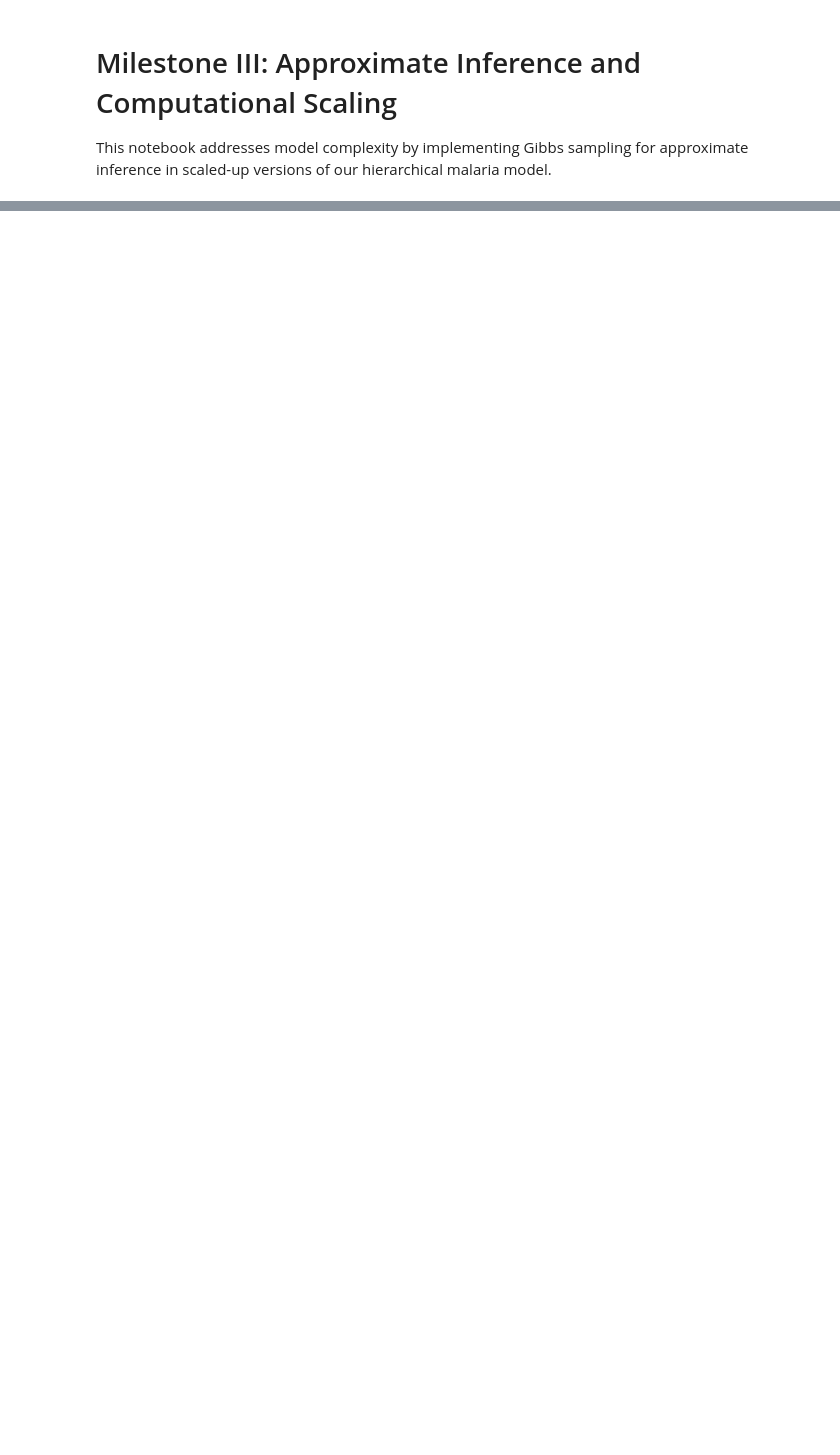
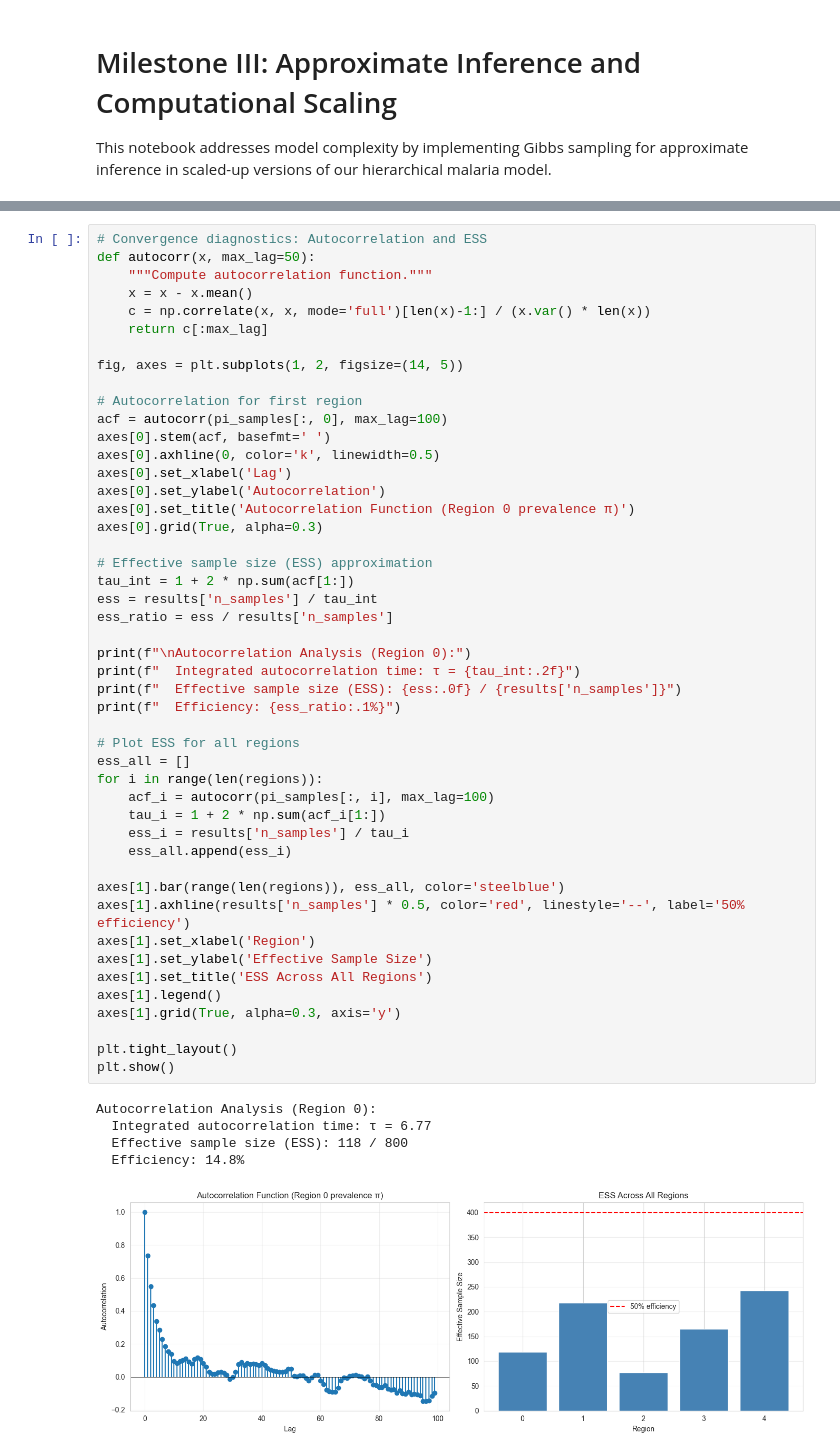
Before and after one commit to 333ihab/Malaria-detection-Bayesian-Inference, a Jupyter notebook: notebooks/03_gibbs_sampler.ipynb, the cells around one changed output, grey strips where cells are left out. Cells and saved outputs as stored; diff of their text form; blank space fills up the shorter version.

```diff
--- a/notebooks/03_gibbs_sampler.ipynb
+++ b/notebooks/03_gibbs_sampler.ipynb
@@ -149,0 +363,53 @@ Region 9: posterior mean π = 0.463
+# %%
+# Convergence diagnostics: Autocorrelation and ESS
+def autocorr(x, max_lag=50):
+    """Compute autocorrelation function."""
+    x = x - x.mean()
+    c = np.correlate(x, x, mode='full')[len(x)-1:] / (x.var() * len(x))
+    return c[:max_lag]
+
+fig, axes = plt.subplots(1, 2, figsize=(14, 5))
+
+# Autocorrelation for first region
+acf = autocorr(pi_samples[:, 0], max_lag=100)
+axes[0].stem(acf, basefmt=' ')
+axes[0].axhline(0, color='k', linewidth=0.5)
+axes[0].set_xlabel('Lag')
+axes[0].set_ylabel('Autocorrelation')
+axes[0].set_title('Autocorrelation Function (Region 0 prevalence π)')
+axes[0].grid(True, alpha=0.3)
+
+# Effective sample size (ESS) approximation
+tau_int = 1 + 2 * np.sum(acf[1:])
+ess = results['n_samples'] / tau_int
+ess_ratio = ess / results['n_samples']
+
+print(f"\nAutocorrelation Analysis (Region 0):")
+print(f"  Integrated autocorrelation time: τ = {tau_int:.2f}")
+print(f"  Effective sample size (ESS): {ess:.0f} / {results['n_samples']}")
+print(f"  Efficiency: {ess_ratio:.1%}")
+
+# Plot ESS for all regions
+ess_all = []
+for i in range(len(regions)):
+    acf_i = autocorr(pi_samples[:, i], max_lag=100)
+    tau_i = 1 + 2 * np.sum(acf_i[1:])
+    ess_i = results['n_samples'] / tau_i
+    ess_all.append(ess_i)
+
+axes[1].bar(range(len(regions)), ess_all, color='steelblue')
+axes[1].axhline(results['n_samples'] * 0.5, color='red', linestyle='--', label='50% efficiency')
+axes[1].set_xlabel('Region')
+axes[1].set_ylabel('Effective Sample Size')
+axes[1].set_title('ESS Across All Regions')
+axes[1].legend()
+axes[1].grid(True, alpha=0.3, axis='y')
+
+plt.tight_layout()
+plt.show()
+# %% [output]
+Autocorrelation Analysis (Region 0):
+  Integrated autocorrelation time: τ = 6.77
+  Effective sample size (ESS): 118 / 800
+  Efficiency: 14.8%
+[figure, added]
```
Also changed, not shown: parts of 20 cells of this notebook, 1 other file.
